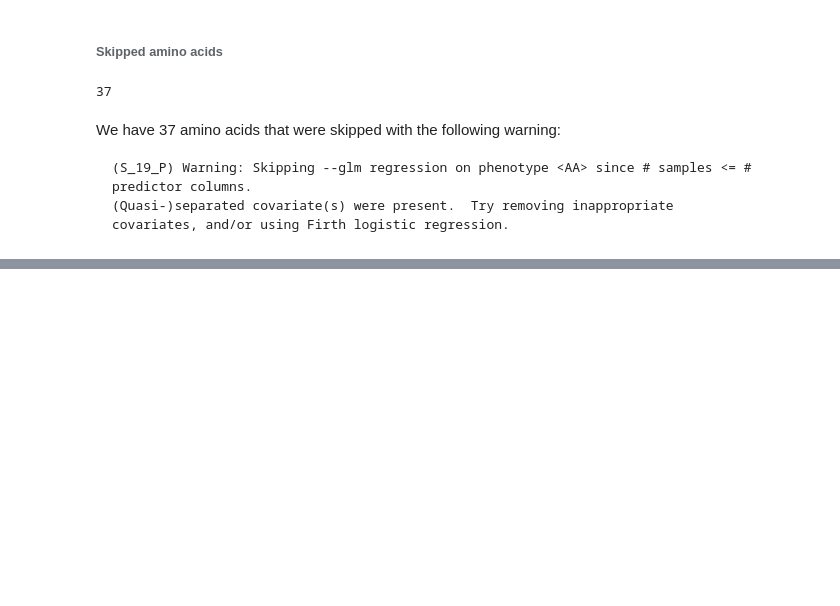
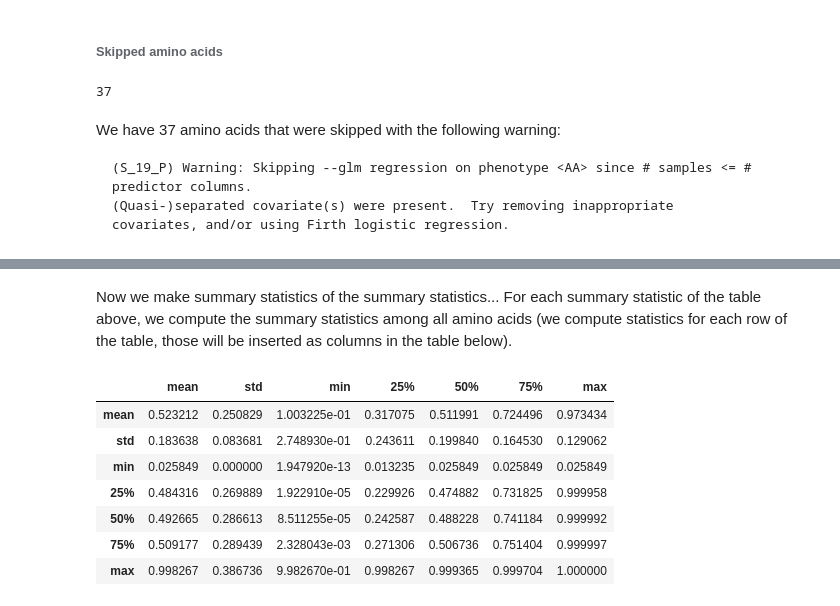
Before and after one commit to matthiaszeller/HBV, a Jupyter notebook: G2G computer.ipynb, the cells around one changed output, grey strips where cells are left out. Cells and saved outputs as stored; diff of their text form; code cells hidden in the pictures; blank space fills up the shorter version.

```diff
--- a/G2G computer.ipynb
+++ b/G2G computer.ipynb
@@ -115,0 +152,18 @@ write_binary(): successfully written in 'data/plink/gwas/filtered_g2g'
+# %% [markdown]
+Now we make summary statistics of the summary statistics... For each summary statistic of the table above, we compute the summary statistics among all amino acids (we compute statistics for each row of the table, those will be inserted as columns in the table below).
+# %%
+df_summary = pd.DataFrame(df.loc['mean'].describe())
+rows = ['std', 'min', '25%', '50%', '75%', 'max']
+for r in rows:
+    df_summary[r] = df.loc[r].describe()
+df_summary.drop('count', axis=0, inplace=True)
+df_summary
+# %% [output]
+|  | mean | std | min | 25% | 50% | 75% | max |
+| mean | 0.523212 | 0.250829 | 1.003225e-01 | 0.317075 | 0.511991 | 0.724496 | 0.973434 |
+| std | 0.183638 | 0.083681 | 2.748930e-01 | 0.243611 | 0.199840 | 0.164530 | 0.129062 |
+| min | 0.025849 | 0.000000 | 1.947920e-13 | 0.013235 | 0.025849 | 0.025849 | 0.025849 |
+| 25% | 0.484316 | 0.269889 | 1.922910e-05 | 0.229926 | 0.474882 | 0.731825 | 0.999958 |
+| 50% | 0.492665 | 0.286613 | 8.511255e-05 | 0.242587 | 0.488228 | 0.741184 | 0.999992 |
+| 75% | 0.509177 | 0.289439 | 2.328043e-03 | 0.271306 | 0.506736 | 0.751404 | 0.999997 |
+| max | 0.998267 | 0.386736 | 9.982670e-01 | 0.998267 | 0.999365 | 0.999704 | 1.000000 |
```
Also changed, not shown: parts of 29 cells of this notebook, 1 other file.
